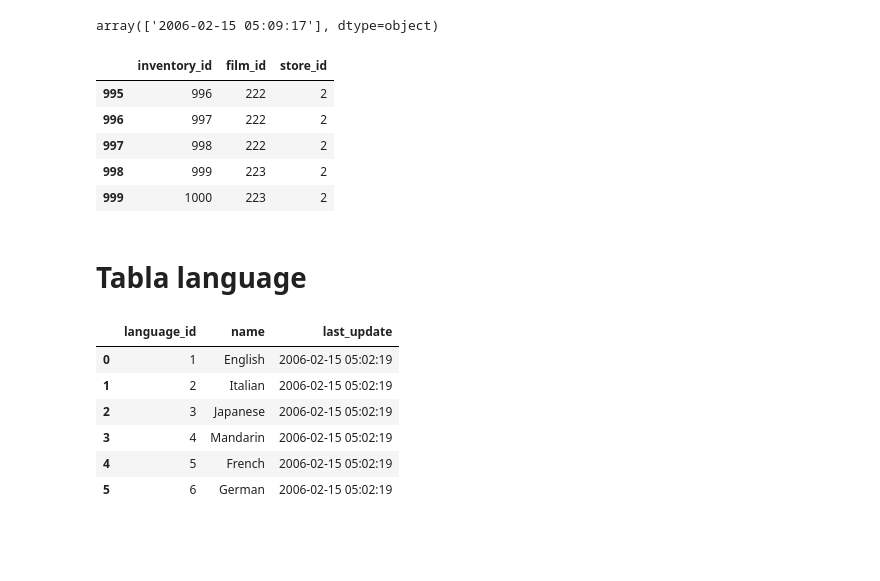
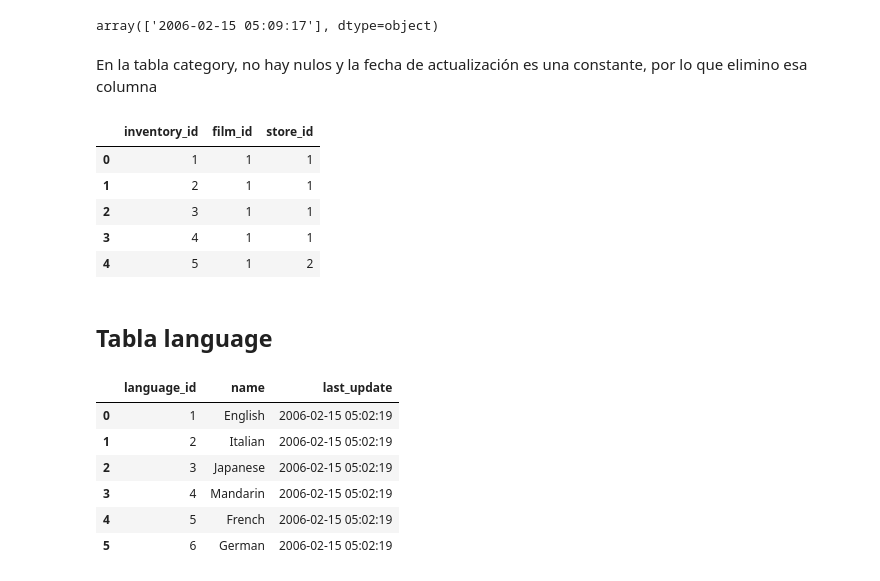
Before and after one commit to AaronNebreda/Building_mySQL_DataBase, a Jupyter notebook: src/clean.ipynb, the cells around one changed output. Cells and saved outputs as stored; diff of their text form; code cells hidden in the pictures; blank space fills up the shorter version.

```diff
--- a/src/clean.ipynb
+++ b/src/clean.ipynb
@@ -275,19 +289,21 @@ memory usage: 31.4+ KB
 inventory.last_update.unique()
 # %% [output]
 array(['2006-02-15 05:09:17'], dtype=object)
+# %% [markdown]
+En la tabla category, no hay nulos y la fecha de actualización es una constante, por lo que elimino esa columna
 # %%
 inventory.drop(['last_update'], axis = 1, inplace= True)
 # %%
-inventory.tail()
+inventory.head()
 # %% [output]
 |  | inventory_id | film_id | store_id |
-| 995 | 996 | 222 | 2 |
-| 996 | 997 | 222 | 2 |
-| 997 | 998 | 222 | 2 |
-| 998 | 999 | 223 | 2 |
-| 999 | 1000 | 223 | 2 |
+| 0 | 1 | 1 | 1 |
+| 1 | 2 | 1 | 1 |
+| 2 | 3 | 1 | 1 |
+| 3 | 4 | 1 | 1 |
+| 4 | 5 | 1 | 2 |
 # %% [markdown]
-# Tabla language
+## Tabla language
 # %%
 language
 # %% [output]
```
Also changed, not shown: parts of 45 cells of this notebook, 8 other files.
